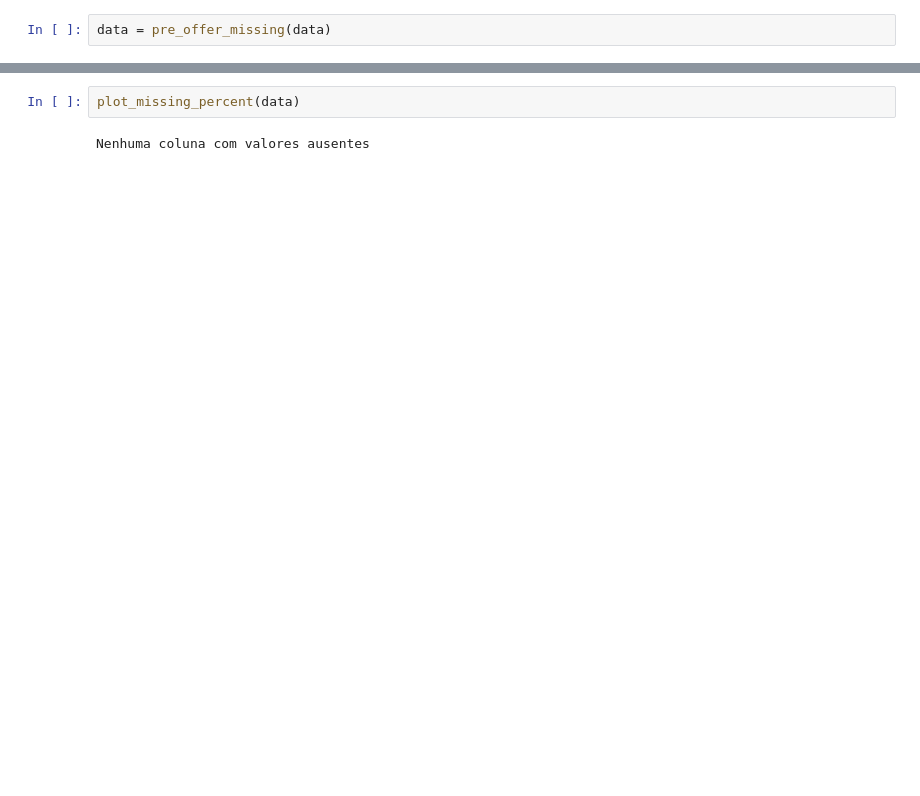
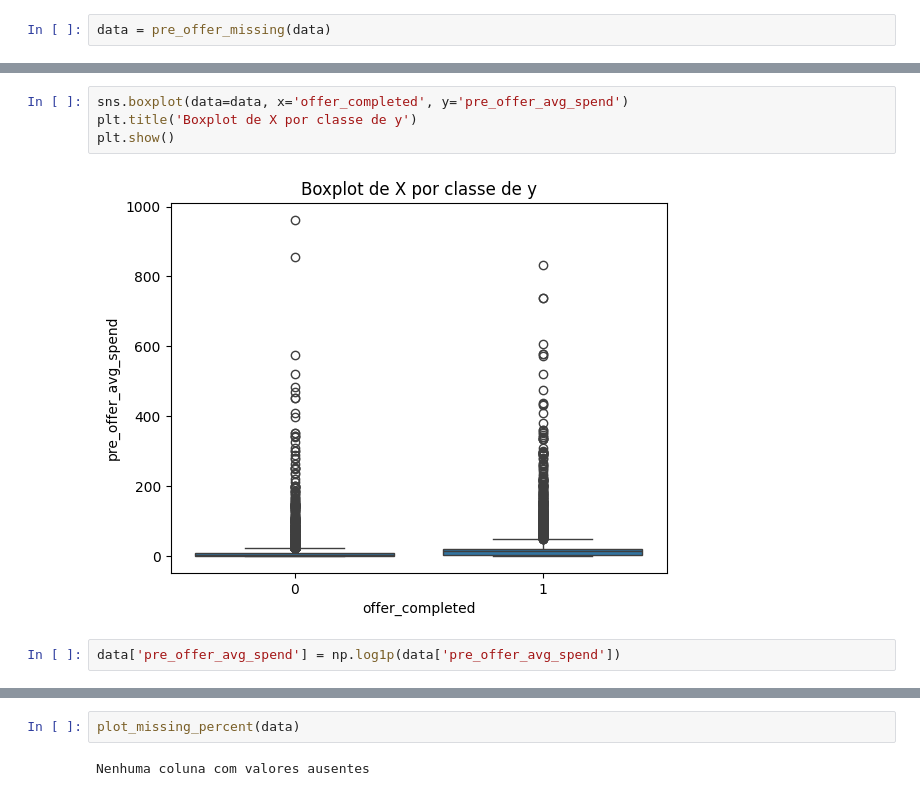
Before and after one commit to Matheus-Santos3778/xingbake, a Jupyter notebook: data_analysis.ipynb, the cells around one changed output, grey strips where cells are left out. Cells and saved outputs as stored; diff of their text form; blank space fills up the shorter version.

```diff
--- a/data_analysis.ipynb
+++ b/data_analysis.ipynb
@@ -449,0 +477,8 @@ data.head()
+# %%
+sns.boxplot(data=data, x='offer_completed', y='pre_offer_avg_spend')
+plt.title('Boxplot de X por classe de y')
+plt.show()
+# %% [output]
+[figure, added]
+# %%
+data['pre_offer_avg_spend'] = np.log1p(data['pre_offer_avg_spend'])
```
Also changed, not shown: parts of 35 cells of this notebook.
